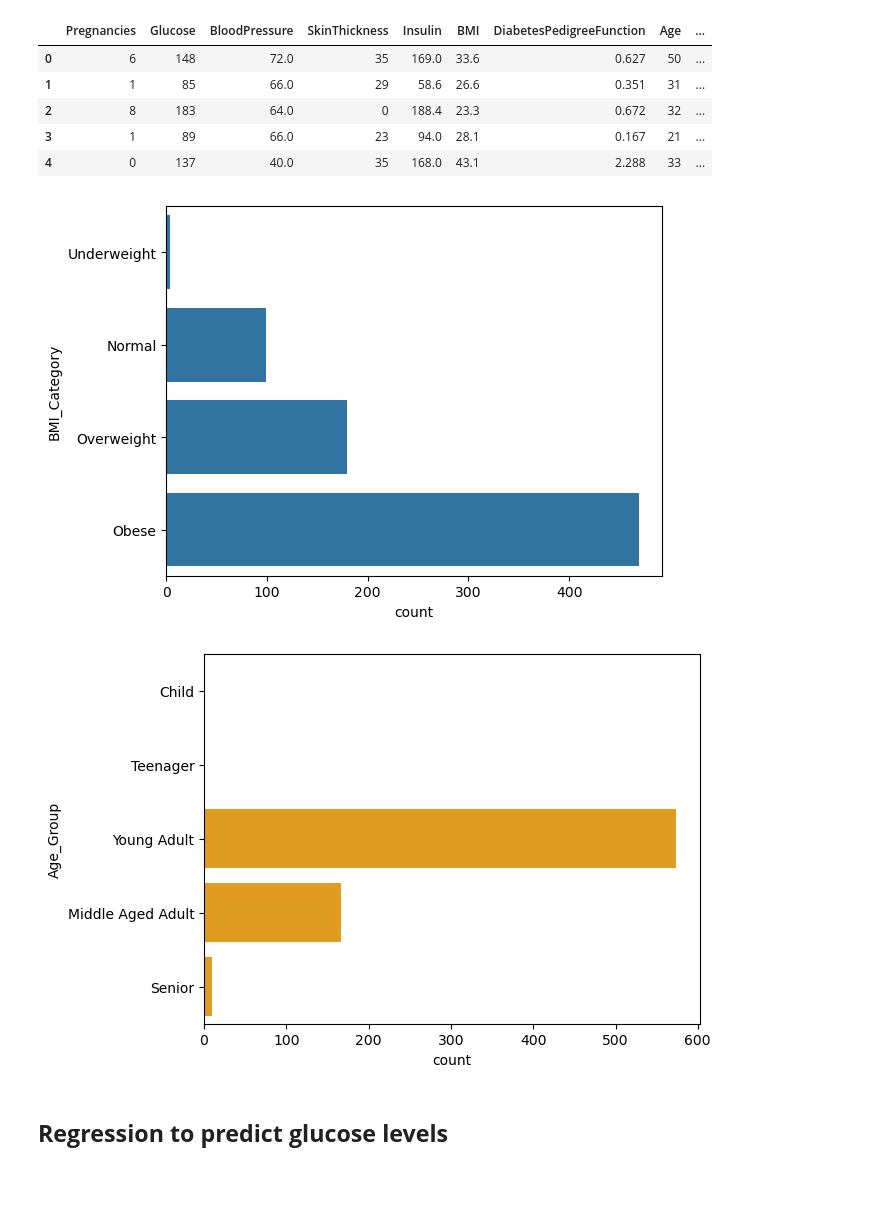
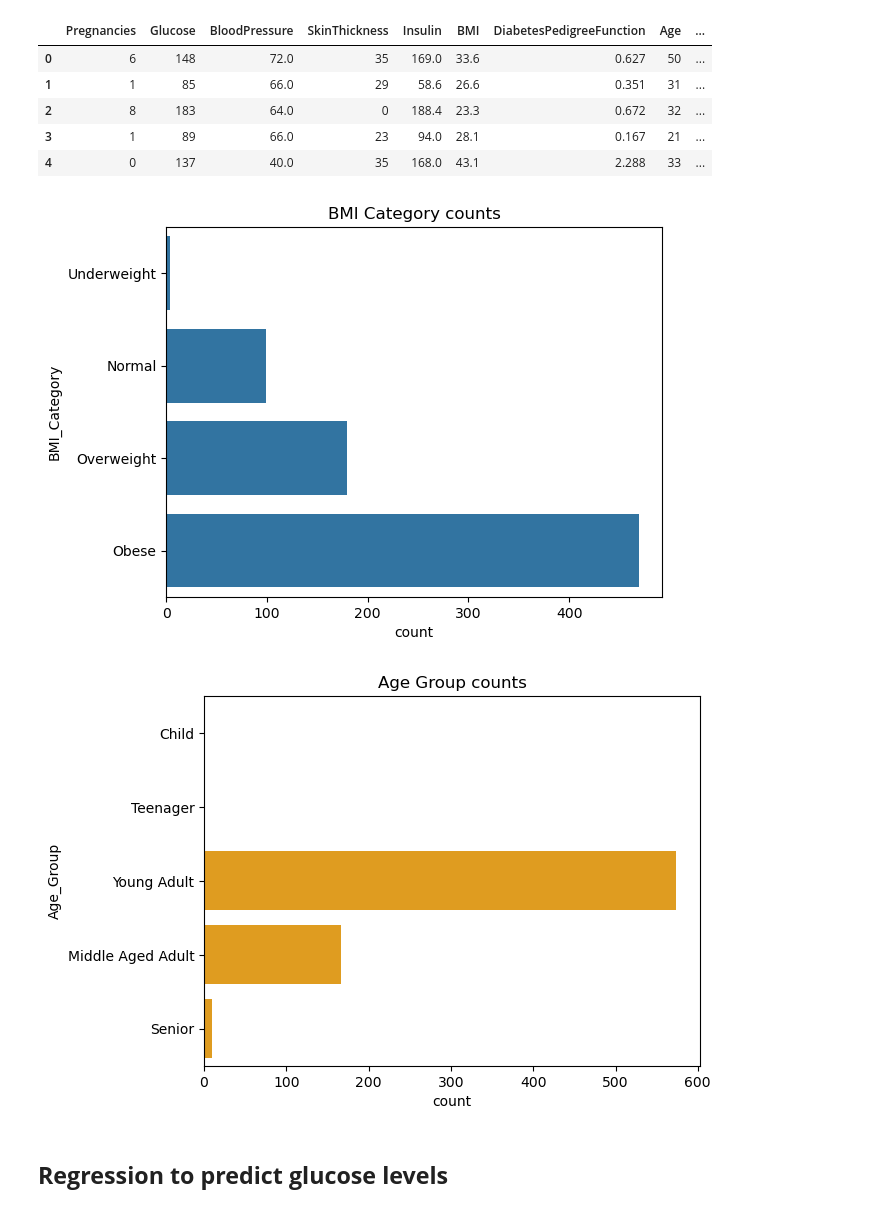
Before and after one commit to Rashmi2733/ai_and_its_applications, a Jupyter notebook: Project/project_three/diabetes/Diabetes_pred.ipynb, the cells around one changed output. Cells and saved outputs as stored; diff of their text form; code cells hidden in the pictures; blank space fills up the shorter version.

```diff
--- a/Project/project_three/diabetes/Diabetes_pred.ipynb
+++ b/Project/project_three/diabetes/Diabetes_pred.ipynb
@@ -474,13 +474,15 @@ See the caveats in the documentation: https://pandas.pydata.org/pandas-docs/stab
 | 4 | 0 | 137 | 40.0 | 35 | 168.0 | 43.1 | 2.288 | 33 | ... |
 # %%
 sns.countplot(df_no_outliers2['BMI_Category'])
+plt.title("BMI Category counts")
 plt.show()
 
 sns.countplot(df_no_outliers2['Age_Group'], color = 'orange')
+plt.title("Age Group counts")
 plt.show()
 # %% [output]
-[figure, old version]
+[figure, new version]
-[figure, old version]
+[figure, new version]
 # %% [markdown]
 ## **Regression to predict glucose levels**
 # %%
```
Also changed, not shown: parts of 4 cells of this notebook, 3 other files.
